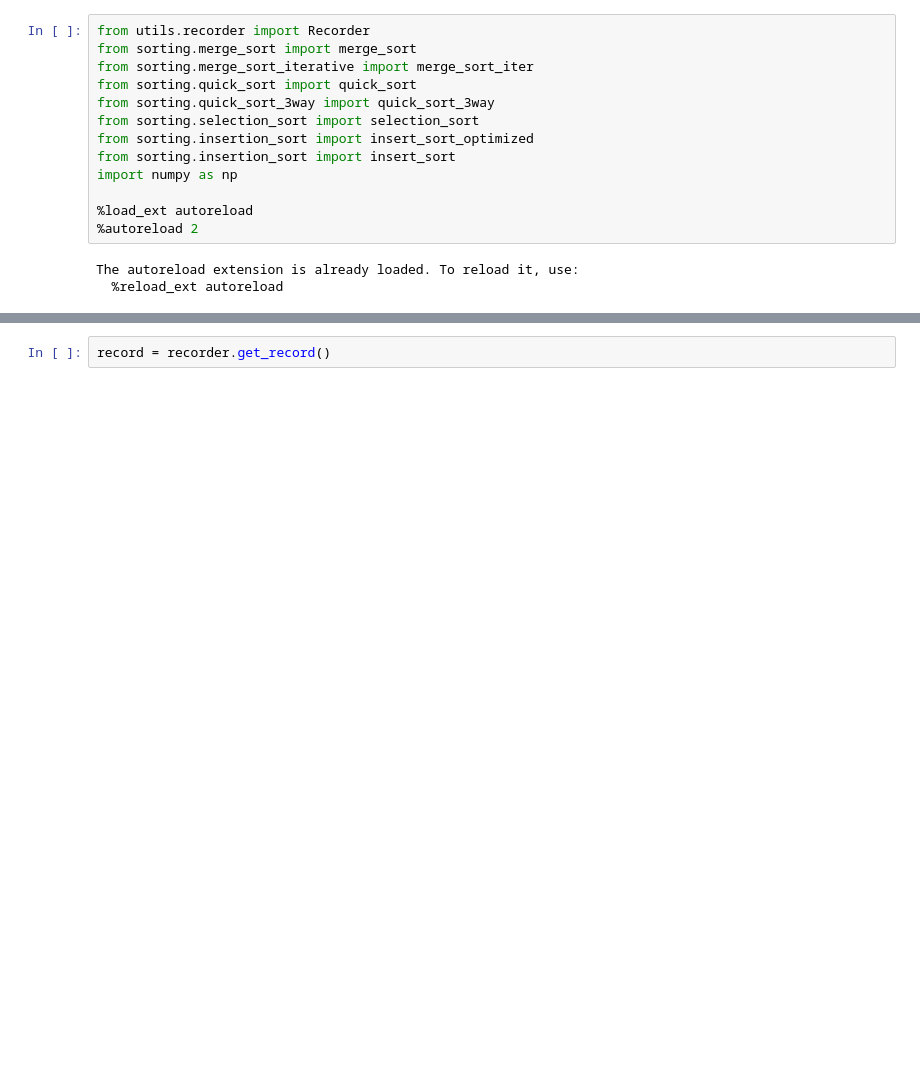
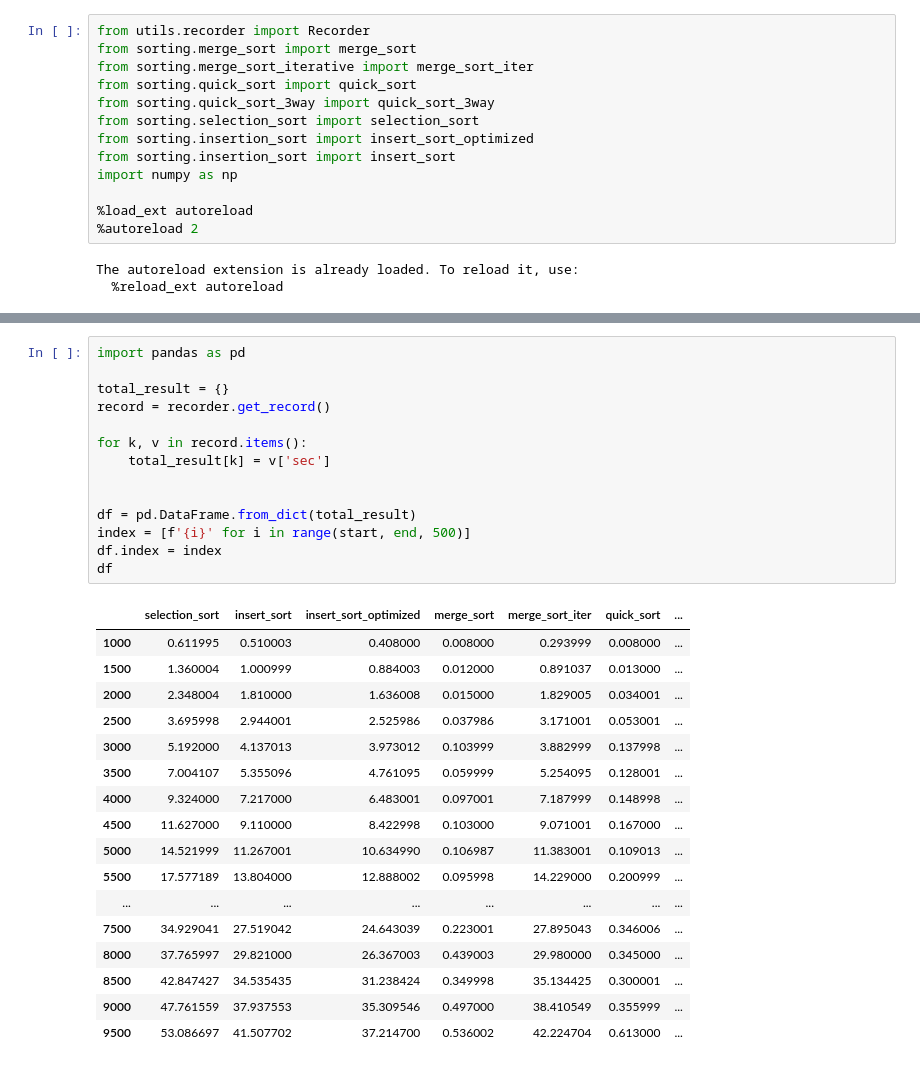
Before and after one commit to kshmawj111/algorithms-lecture, a Jupyter notebook: Insertion vs Selection Sort.ipynb, the cells around one changed output, grey strips where cells are left out. Cells and saved outputs as stored; diff of their text form; blank space fills up the shorter version.

```diff
--- a/Insertion vs Selection Sort.ipynb
+++ b/Insertion vs Selection Sort.ipynb
@@ -40,2 +50,32 @@ NameError: name 'a' is not defined
-# %%
-record = recorder.get_record()
+# %%
+import pandas as pd
+
+total_result = {}
+record = recorder.get_record()
+
+for k, v in record.items():
+    total_result[k] = v['sec']
+
+
+df = pd.DataFrame.from_dict(total_result)
+index = [f'{i}' for i in range(start, end, 500)]
+df.index = index
+df
+# %% [output]
+|  | selection_sort | insert_sort | insert_sort_optimized | merge_sort | merge_sort_iter | quick_sort | ... |
+| 1000 | 0.611995 | 0.510003 | 0.408000 | 0.008000 | 0.293999 | 0.008000 | ... |
+| 1500 | 1.360004 | 1.000999 | 0.884003 | 0.012000 | 0.891037 | 0.013000 | ... |
+| 2000 | 2.348004 | 1.810000 | 1.636008 | 0.015000 | 1.829005 | 0.034001 | ... |
+| 2500 | 3.695998 | 2.944001 | 2.525986 | 0.037986 | 3.171001 | 0.053001 | ... |
+| 3000 | 5.192000 | 4.137013 | 3.973012 | 0.103999 | 3.882999 | 0.137998 | ... |
+| 3500 | 7.004107 | 5.355096 | 4.761095 | 0.059999 | 5.254095 | 0.128001 | ... |
+| 4000 | 9.324000 | 7.217000 | 6.483001 | 0.097001 | 7.187999 | 0.148998 | ... |
+| 4500 | 11.627000 | 9.110000 | 8.422998 | 0.103000 | 9.071001 | 0.167000 | ... |
+| 5000 | 14.521999 | 11.267001 | 10.634990 | 0.106987 | 11.383001 | 0.109013 | ... |
+| 5500 | 17.577189 | 13.804000 | 12.888002 | 0.095998 | 14.229000 | 0.200999 | ... |
+| ... | ... | ... | ... | ... | ... | ... | ... |
+| 7500 | 34.929041 | 27.519042 | 24.643039 | 0.223001 | 27.895043 | 0.346006 | ... |
+| 8000 | 37.765997 | 29.821000 | 26.367003 | 0.439003 | 29.980000 | 0.345000 | ... |
+| 8500 | 42.847427 | 34.535435 | 31.238424 | 0.349998 | 35.134425 | 0.300001 | ... |
+| 9000 | 47.761559 | 37.937553 | 35.309546 | 0.497000 | 38.410549 | 0.355999 | ... |
+| 9500 | 53.086697 | 41.507702 | 37.214700 | 0.536002 | 42.224704 | 0.613000 | ... |
```
Also changed, not shown: parts of 2 cells of this notebook, 6 other files.
